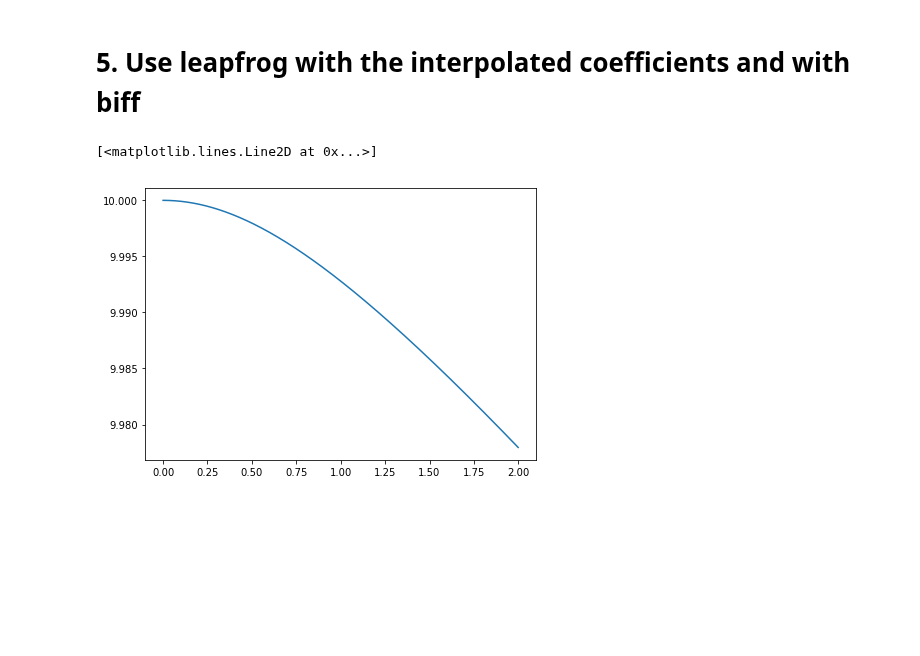
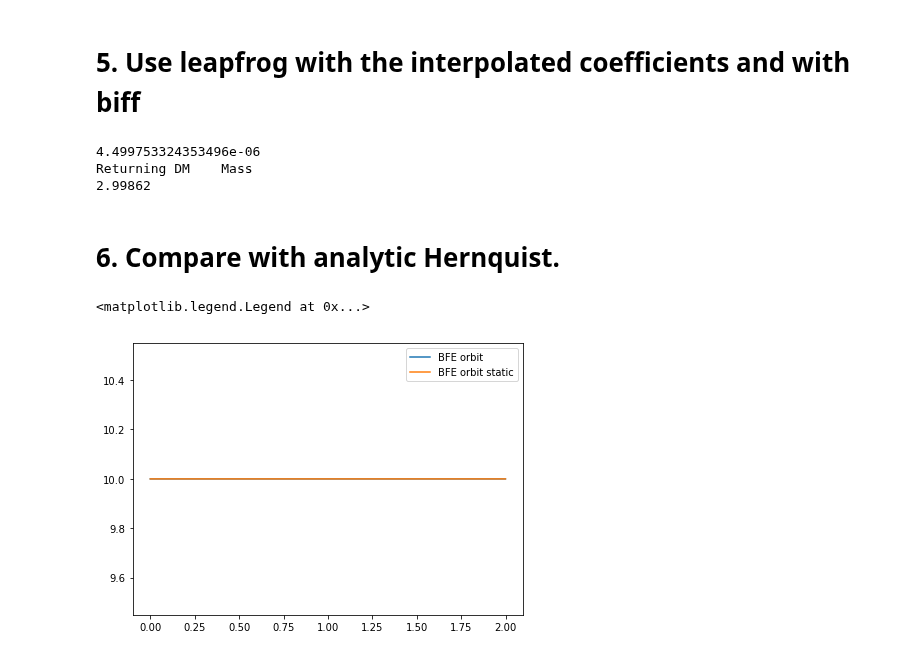
Before and after one commit to jngaravitoc/LMC-MW, a Jupyter notebook: code/SCF/computing_BEF_coeff_from_nbodysim.ipynb, the cells around one changed output. Saved outputs shown, nothing was run; the diff lists cells and outputs as text; code cells hidden in the pictures; blank space fills up the shorter version.

```diff
--- a/code/SCF/computing_BEF_coeff_from_nbodysim.ipynb
+++ b/code/SCF/computing_BEF_coeff_from_nbodysim.ipynb
@@ -206,5 +212,20 @@ t_orb, x_orb, y_orb, z_orb, vx_orb, vy_orb, vz_orb = leapfrog_bfe.integrate_biff
-# %%
-plot(t_orb, x_orb)
-# %% [output]
-[<matplotlib.lines.Line2D at 0x...>]
-[figure, removed]
+# %%
+G = constants.G.to(u.kpc**3 / (u.Msun * u.Gyr**2)).value
+print(G)
+G_c = constants.G
+G_c = G_c.to(u.kiloparsec**3 / (u.s**2 * u.Msun))
+M = sum(readsnap(path+snap_name+'_000', 'mass', 'dm')) #* 1E10
+r_s = 3
+print(M)
+t_orb, x_orb, y_orb, z_orb, vx_orb, vy_orb, vz_orb = leapfrog_bfe.integrate_biff_t(10, 0, 0, 0, 200, 0, 2, S_interp, \
+                                                                                   T_interp, G_c.value, 1, r_s)
+# %% [output]
+4.499753324353496e-06
+Returning DM    Mass
+2.99862
+# %%
+
+t_orb_biff_st, x_orb_biff_st, y_orb_biff_st, z_orb_biff_st, vx_orb_biff_st, vy_orb_biff_st, vz_orb_biff_st = leapfrog_bfe.integrate_biff(10, 0, 0, 0, 200, 0, 2, S_interp[0], \
+                                                                                   T_interp[0], 10, 2, G_c.value, M*1E10, r_s)
+# %% [markdown]
+# 6. Compare with analytic Hernquist.
@@ -210,0 +235,9 @@ plot(t_orb, x_orb)
+# %%
+figure(figsize=(7, 5))
+plot(t_orb, x_orb, label='BFE orbit')
+plot(t_orb_biff_st, x_orb_biff_st, label='BFE orbit static')
+#plot(t_orb_an, x_orb_an, label='Analytic')
+legend()
+# %% [output]
+<matplotlib.legend.Legend at 0x...>
+[figure, added]
```
Also changed, not shown: parts of 9 cells of this notebook, 1 other file.
